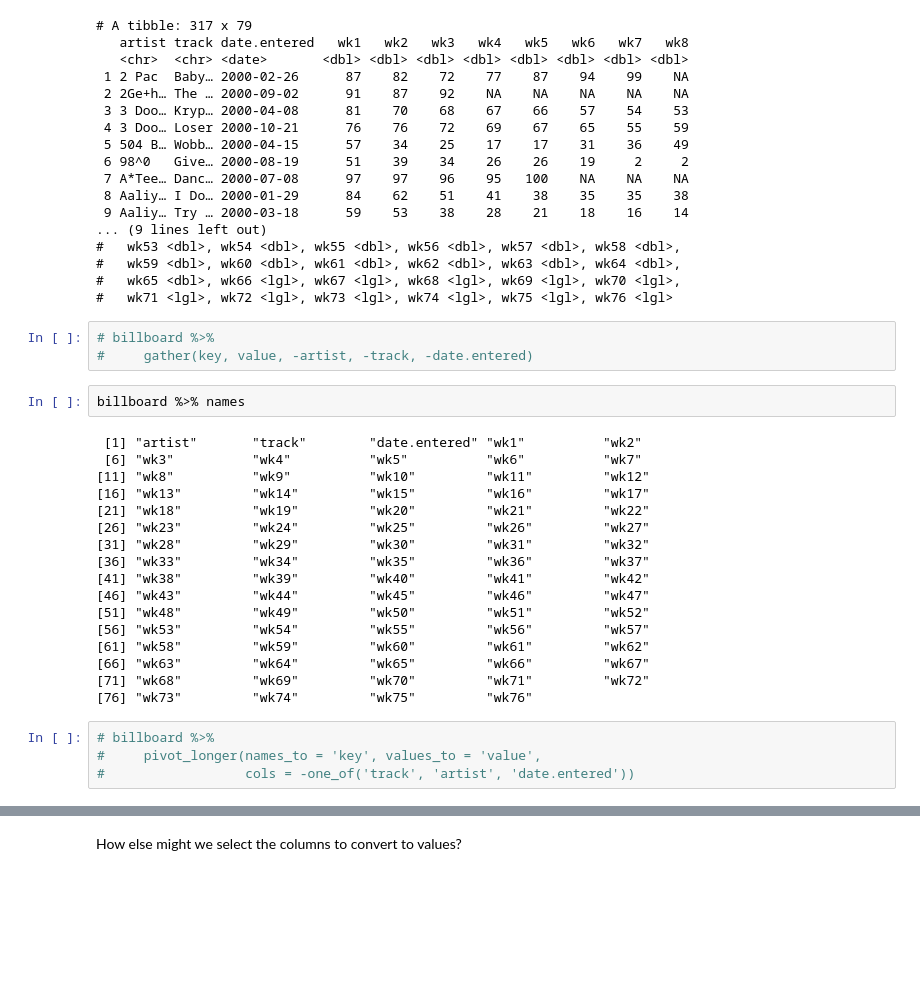
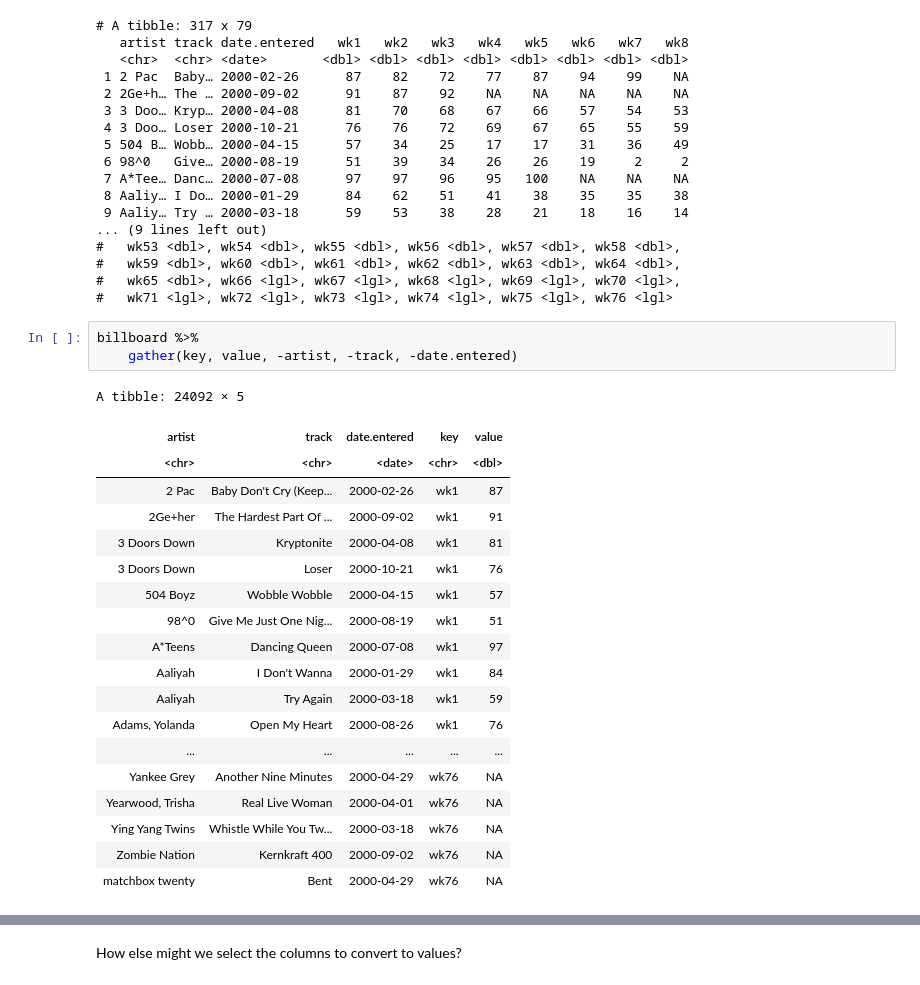
Before and after one commit to the-tanvan/BIOS512, a Jupyter notebook: class-materials/15_lecture_new_pivot_functions.ipynb, the cells around one changed output, grey strips where cells are left out. Drawn from its saved outputs; the diff is of its cells as text; blank space fills up the shorter version.

```diff
--- a/class-materials/15_lecture_new_pivot_functions.ipynb
+++ b/class-materials/15_lecture_new_pivot_functions.ipynb
@@ -34,28 +41,25 @@ billboard %>% print
 #   wk65 <dbl>, wk66 <lgl>, wk67 <lgl>, wk68 <lgl>, wk69 <lgl>, wk70 <lgl>,
 #   wk71 <lgl>, wk72 <lgl>, wk73 <lgl>, wk74 <lgl>, wk75 <lgl>, wk76 <lgl>
 # %%
-# billboard %>%
-#     gather(key, value, -artist, -track, -date.entered)
+billboard %>%
+    gather(key, value, -artist, -track, -date.entered)
+# %% [output]
+A tibble: 24092 × 5
+| artist | track | date.entered | key | value |
+| <chr> | <chr> | <date> | <chr> | <dbl> |
+| 2 Pac | Baby Don't Cry (Keep... | 2000-02-26 | wk1 | 87 |
+| 2Ge+her | The Hardest Part Of ... | 2000-09-02 | wk1 | 91 |
+| 3 Doors Down | Kryptonite | 2000-04-08 | wk1 | 81 |
+| 3 Doors Down | Loser | 2000-10-21 | wk1 | 76 |
+| 504 Boyz | Wobble Wobble | 2000-04-15 | wk1 | 57 |
+| 98^0 | Give Me Just One Nig... | 2000-08-19 | wk1 | 51 |
+| A*Teens | Dancing Queen | 2000-07-08 | wk1 | 97 |
+| Aaliyah | I Don't Wanna | 2000-01-29 | wk1 | 84 |
+| Aaliyah | Try Again | 2000-03-18 | wk1 | 59 |
+| Adams, Yolanda | Open My Heart | 2000-08-26 | wk1 | 76 |
+| ... | ... | ... | ... | ... |
+| Yankee Grey | Another Nine Minutes | 2000-04-29 | wk76 | NA |
+| Yearwood, Trisha | Real Live Woman | 2000-04-01 | wk76 | NA |
+| Ying Yang Twins | Whistle While You Tw... | 2000-03-18 | wk76 | NA |
+| Zombie Nation | Kernkraft 400 | 2000-09-02 | wk76 | NA |
+| matchbox twenty | Bent | 2000-04-29 | wk76 | NA |
-# %%
-billboard %>% names
-# %% [output]
- [1] "artist"       "track"        "date.entered" "wk1"          "wk2"
- [6] "wk3"          "wk4"          "wk5"          "wk6"          "wk7"
-[11] "wk8"          "wk9"          "wk10"         "wk11"         "wk12"
-[16] "wk13"         "wk14"         "wk15"         "wk16"         "wk17"
-[21] "wk18"         "wk19"         "wk20"         "wk21"         "wk22"
-[26] "wk23"         "wk24"         "wk25"         "wk26"         "wk27"
-[31] "wk28"         "wk29"         "wk30"         "wk31"         "wk32"
-[36] "wk33"         "wk34"         "wk35"         "wk36"         "wk37"
-[41] "wk38"         "wk39"         "wk40"         "wk41"         "wk42"
-[46] "wk43"         "wk44"         "wk45"         "wk46"         "wk47"
-[51] "wk48"         "wk49"         "wk50"         "wk51"         "wk52"
-[56] "wk53"         "wk54"         "wk55"         "wk56"         "wk57"
-[61] "wk58"         "wk59"         "wk60"         "wk61"         "wk62"
-[66] "wk63"         "wk64"         "wk65"         "wk66"         "wk67"
-[71] "wk68"         "wk69"         "wk70"         "wk71"         "wk72"
-[76] "wk73"         "wk74"         "wk75"         "wk76"
-# %%
-# billboard %>%
-#     pivot_longer(names_to = 'key', values_to = 'value',
-#                  cols = -one_of('track', 'artist', 'date.entered'))
```
Also changed, not shown: parts of 13 cells of this notebook, 2 other files.
